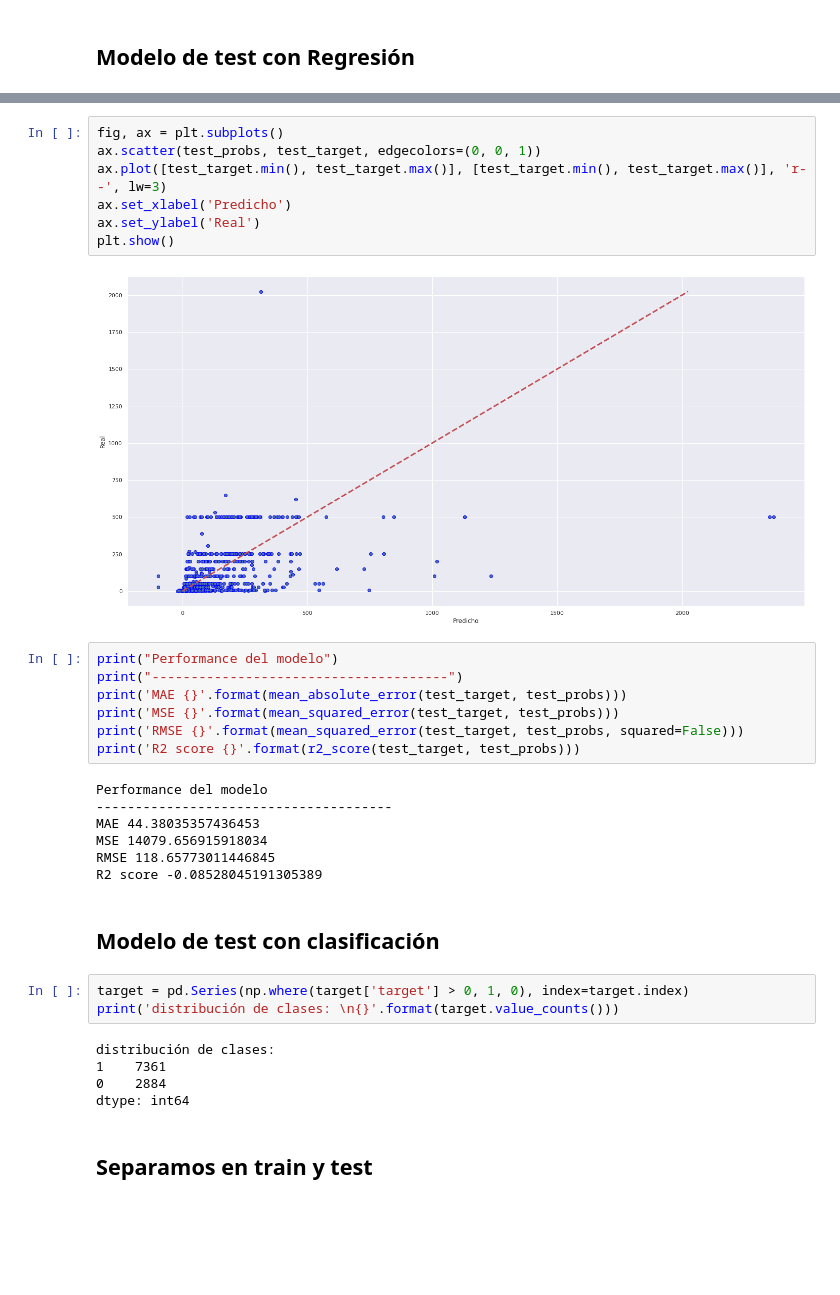
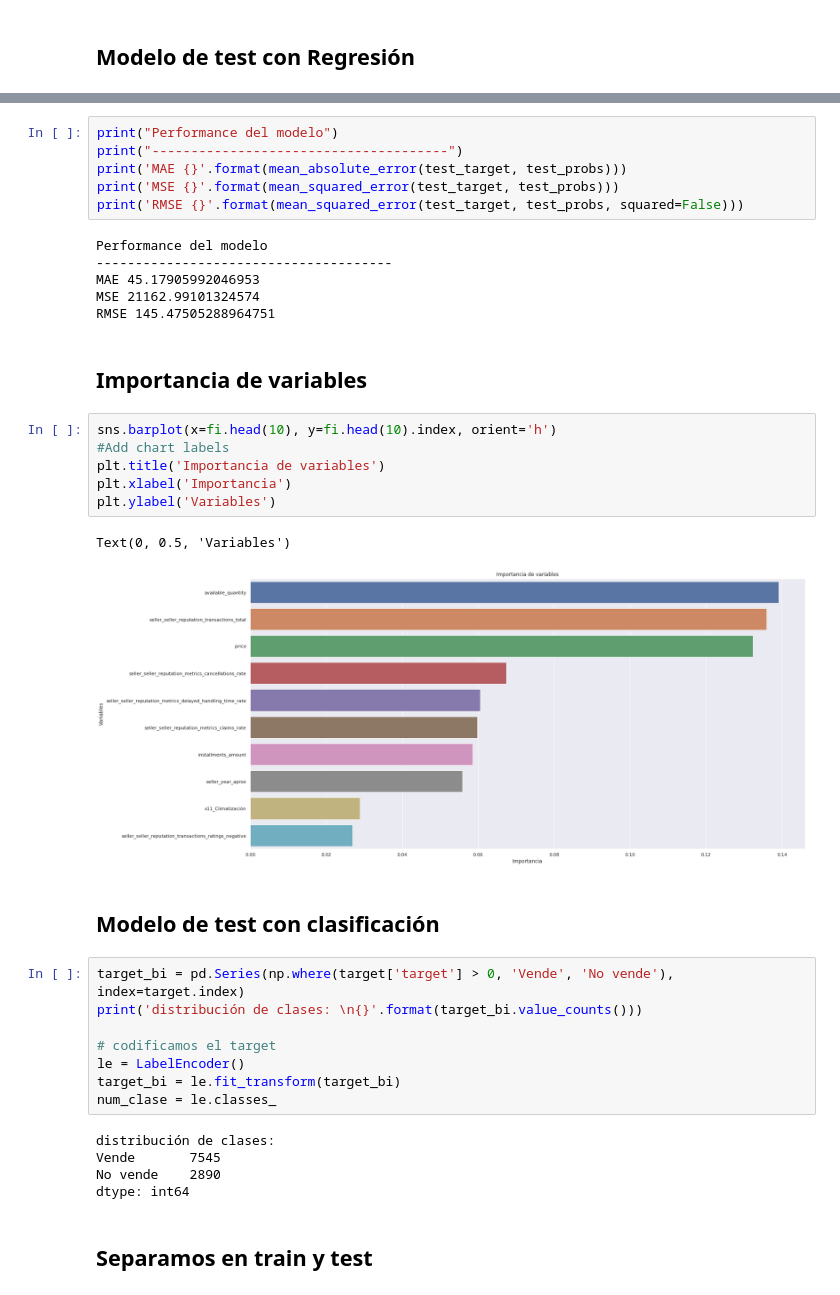
Before and after one commit to maxiuboldi/challenge_ml, a Jupyter notebook: model.ipynb, the cells around one changed output, grey strips where cells are left out. Drawn from its saved outputs; the diff is of its cells as text; blank space fills up the shorter version.

```diff
--- a/model.ipynb
+++ b/model.ipynb
@@ -311,37 +312,42 @@ Early stopping, best iteration is:
 
 Listo!
-# %%
-fig, ax = plt.subplots()
-ax.scatter(test_probs, test_target, edgecolors=(0, 0, 1))
-ax.plot([test_target.min(), test_target.max()], [test_target.min(), test_target.max()], 'r--', lw=3)
-ax.set_xlabel('Predicho')
-ax.set_ylabel('Real')
-plt.show()
-# %% [output]
-[figure, removed]
 # %%
 print("Performance del modelo")
 print("--------------------------------------")
 print('MAE {}'.format(mean_absolute_error(test_target, test_probs)))
 print('MSE {}'.format(mean_squared_error(test_target, test_probs)))
 print('RMSE {}'.format(mean_squared_error(test_target, test_probs, squared=False)))
-print('R2 score {}'.format(r2_score(test_target, test_probs)))
 # %% [output]
 Performance del modelo
 --------------------------------------
-MAE 44.38035357436453
-MSE 14079.656915918034
-RMSE 118.65773011446845
-R2 score -0.08528045191305389
+MAE 45.17905992046953
+MSE 21162.99101324574
+RMSE 145.47505288964751
+# %% [markdown]
+## Importancia de variables
+# %%
+sns.barplot(x=fi.head(10), y=fi.head(10).index, orient='h')
+#Add chart labels
+plt.title('Importancia de variables')
+plt.xlabel('Importancia')
+plt.ylabel('Variables')
+# %% [output]
+Text(0, 0.5, 'Variables')
+[figure, added]
 # %% [markdown]
 ## Modelo de test con clasificación
 # %%
-target = pd.Series(np.where(target['target'] > 0, 1, 0), index=target.index)
-print('distribución de clases: \n{}'.format(target.value_counts()))
+target_bi = pd.Series(np.where(target['target'] > 0, 'Vende', 'No vende'), index=target.index)
+print('distribución de clases: \n{}'.format(target_bi.value_counts()))
+
+# codificamos el target
+le = LabelEncoder()
+target_bi = le.fit_transform(target_bi)
+num_clase = le.classes_
 # %% [output]
 distribución de clases:
-1    7361
-0    2884
+Vende       7545
+No vende    2890
 dtype: int64
 # %% [markdown]
 ## Separamos en train y test
```
Also changed, not shown: parts of 10 cells of this notebook.
